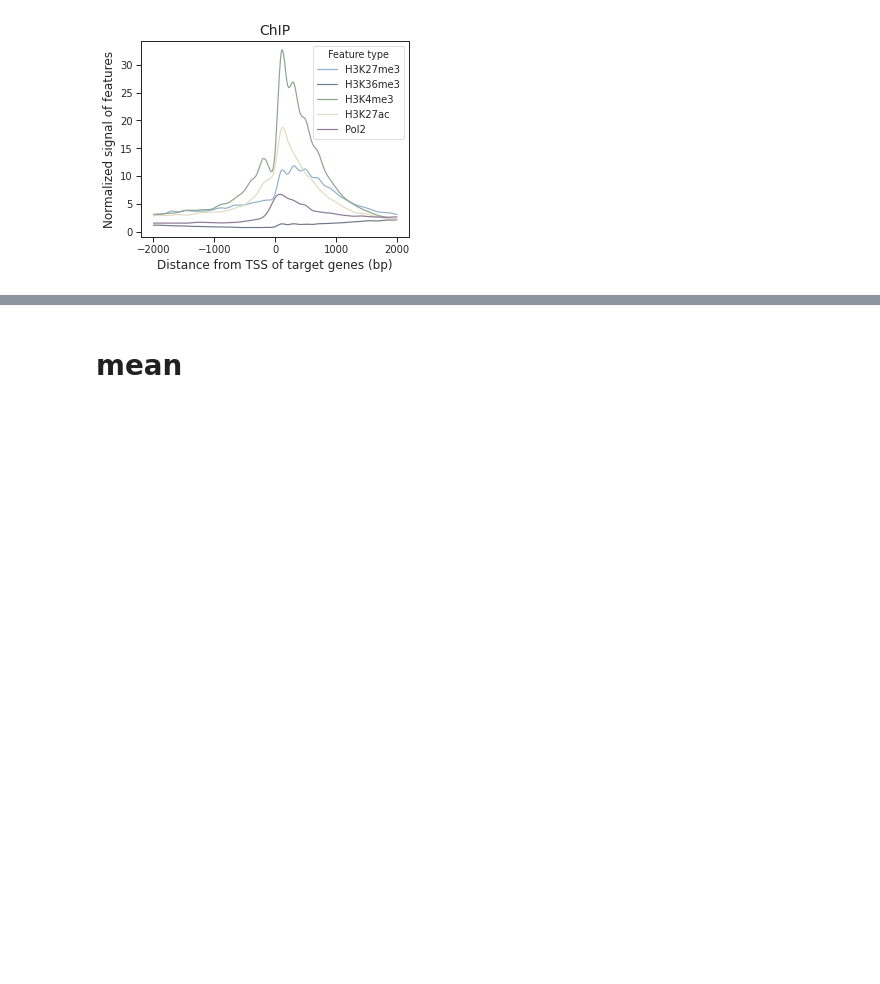
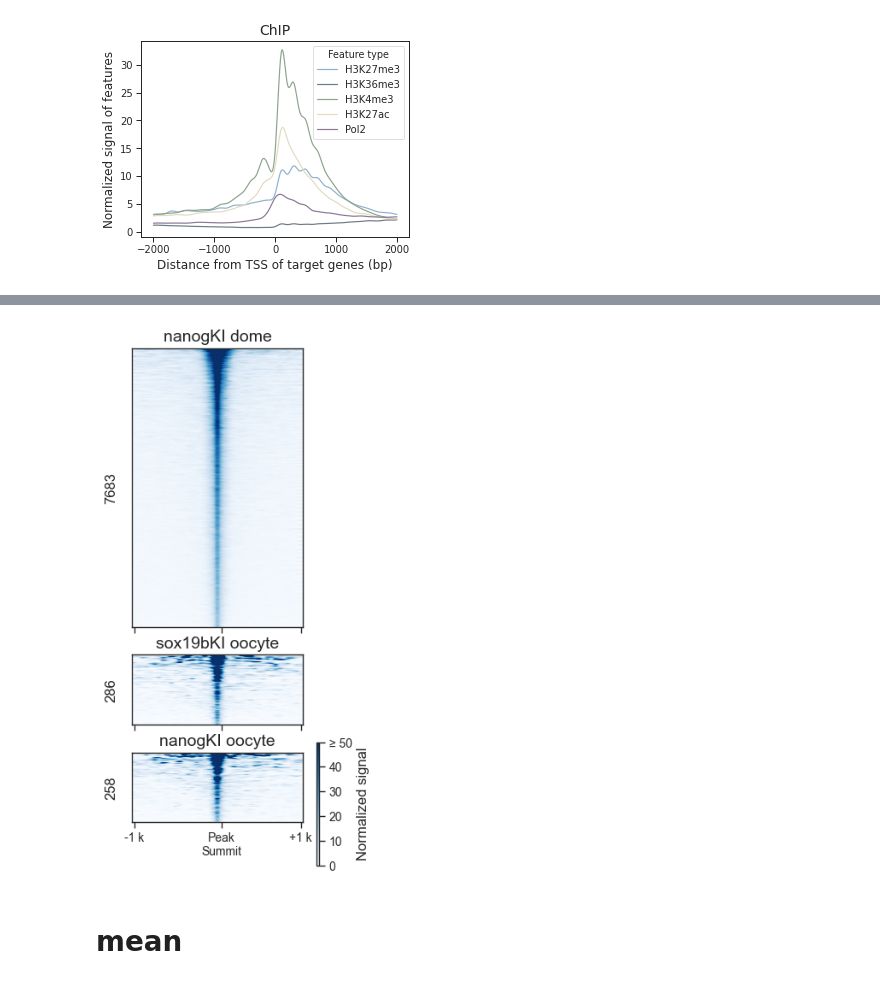
Before and after one commit to Reemann/Bioinformatics_analysis, a Jupyter notebook: utilities/bigWig_scan.ipynb, the cells around one changed output, grey strips where cells are left out. Drawn from its saved outputs; the diff is of its cells as text; code cells hidden in the pictures; blank space fills up the shorter version.

```diff
--- a/utilities/bigWig_scan.ipynb
+++ b/utilities/bigWig_scan.ipynb
@@ -110,0 +150,9 @@ with sns.axes_style('white', rc={
+# %%
+stage_dict = {
+    'EarlyEmbryogenesis': ['2cell','8cell','Morula','ICM',],
+    'PGCsDevelopment': ['E10.5','E13.5_female','E13.5_male',],
+    'Spermatogenesis': ['US','DS','PS','RS',],
+    'RetinalDevelopment': ['E14.5','E17.5','P0','P3','P7','P10','P14','P21',],
+    'HeartDevelopment': ['E10.5','E11.5','E12.5','E13.5','E14.5','E15.5','E16.5','P0',],
+    'LiverDevelopment': ['E11.5','E12.5','E13.5','E14.5','E15.5','E16.5','P0']
+}
@@ -110,0 +268,6 @@ with sns.axes_style('white', rc={
+# %%
+peak_num_dict = {
+   'CR_nanogKI_dome_20230228' : 7683 ,
+'CR_sox19bKI_oocyte_20230301' : 286   ,
+ 'CR_nanogKI_oocyte_20230320' : 258   ,
+}
@@ -111,3 +347,49 @@ with sns.axes_style('white', rc={
+# %%
+with sns.axes_style('white', rc={
+        'xtick.bottom': True,
+        'ytick.left': True
+}), sns.plotting_context('paper',
+                         rc={
+                             'axes.titlesize': 14,
+                             'axes.labelsize': 12,
+                             'xtick.labelsize': 10,
+                             'ytick.labelsize': 10,
+                             'legend.fontsize': 10
+                         }):
+
+    fig, axes = plt.subplots(3,1,
+                            gridspec_kw={
+                            'height_ratios': [4,1,1]
+                            },
+                            figsize=[6.4 * .5, 4.8 * 1.5],
+                            #  sharey = 'row',
+                            sharex = 'col',
+                            # tight_layout=True
+                                )
+    for i,K in enumerate(['CR_nanogKI_dome_20230228',
+              'CR_sox19bKI_oocyte_20230301',
+              'CR_nanogKI_oocyte_20230320', ]) :
+
+        df = signal_dict[K][K].assign(m=signal_dict[K][K].mean(axis=1)).sort_values('m', ascending=False).drop('m', axis=1)
+        pos = axes[i].imshow(df, cmap='Blues', aspect='auto', vmax=50, vmin=0, interpolation='gaussian')
+        axes[i].yaxis.set_ticks_position('none')
+        axes[i].set_yticklabels([])
+        axes[i].set_xticks([0,21,40])
+        axes[i].set_xticklabels(['-1 k', 'Peak\nSummit', '+1 k'])
+        title = K.split('_')[1] + ' ' + K.split('_')[2]
+        axes[i].set_title(title)
+        axes[i].set_ylabel(peak_num_dict[K])
+
+    fig.subplots_adjust(right=0.75)
+    cbar_ax = fig.add_axes([0.8, 0.04, 0.01, 0.2])
+    cbar = fig.colorbar(pos, cax=cbar_ax, extend='neither', ticks=[0, 10, 20, 30, 40, 50])
+    cbar.set_label('Normalized signal')
+    cbar.ax.set_yticklabels(['0', '10', '20', '30', '40','≥ 50'])
+
+
+    fig.savefig('/mnt/Storage/home/wangyiman/knock_in_Sun/figures/make15_heatmap_signal_around_peak_202303.pdf', transparent=True)
+# %% [output]
+[figure, added]
 # %% [markdown]
 # mean
 # %%
```
Also changed, not shown: parts of 12 cells of this notebook.
